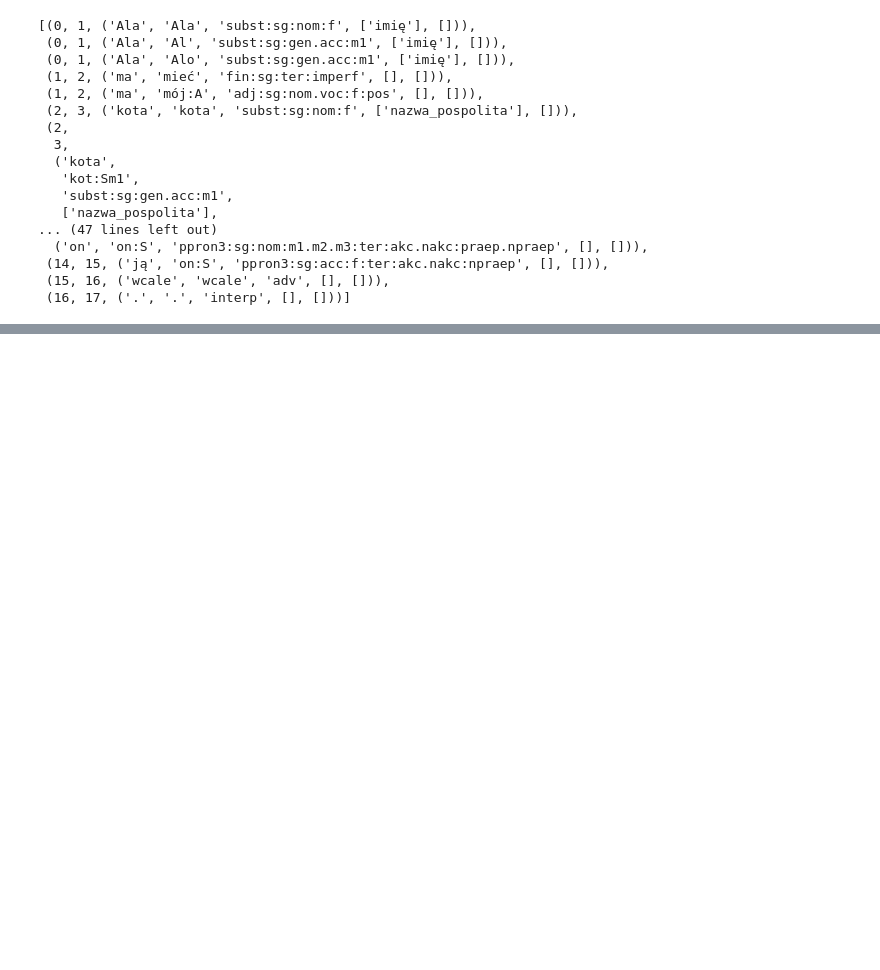
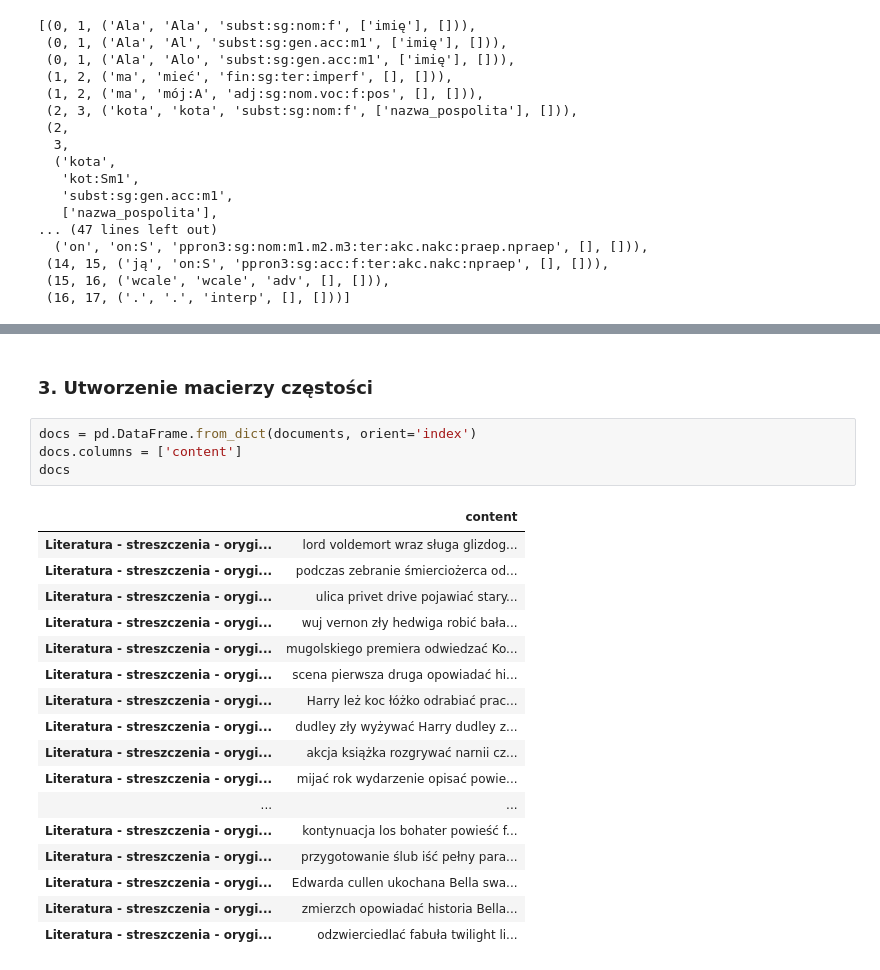
Before and after one commit to DzejDzej93/TextMining, a Jupyter notebook: text_mining.ipynb, the cells around one changed output, grey strips where cells are left out. Drawn from its saved outputs; the diff is of its cells as text; blank space fills up the shorter version.

```diff
--- a/text_mining.ipynb
+++ b/text_mining.ipynb
@@ -143,2 +146,26 @@ print(json.dumps(documents, indent=4, ensure_ascii=False))
     "Literatura - streszczenia - oryginał/Zmierzch.Zycie i Smierc.txt": "odzwierciedlać fabuła twilight life Anda death twilight reimagined opowiadać Beaufort swan opuszczać słoneczny środowisko phoen ...
 }
+# %% [markdown]
+### 3. Utworzenie macierzy częstości
+# %%
+docs = pd.DataFrame.from_dict(documents, orient='index')
+docs.columns = ['content']
+docs
+# %% [output]
+|  | content |
+| Literatura - streszczenia - orygi... | lord voldemort wraz sługa glizdog... |
+| Literatura - streszczenia - orygi... | podczas zebranie śmierciożerca od... |
+| Literatura - streszczenia - orygi... | ulica privet drive pojawiać stary... |
+| Literatura - streszczenia - orygi... | wuj vernon zły hedwiga robić bała... |
+| Literatura - streszczenia - orygi... | mugolskiego premiera odwiedzać Ko... |
+| Literatura - streszczenia - orygi... | scena pierwsza druga opowiadać hi... |
+| Literatura - streszczenia - orygi... | Harry leż koc łóżko odrabiać prac... |
+| Literatura - streszczenia - orygi... | dudley zły wyżywać Harry dudley z... |
+| Literatura - streszczenia - orygi... | akcja książka rozgrywać narnii cz... |
+| Literatura - streszczenia - orygi... | mijać rok wydarzenie opisać powie... |
+| ... | ... |
+| Literatura - streszczenia - orygi... | kontynuacja los bohater powieść f... |
+| Literatura - streszczenia - orygi... | przygotowanie ślub iść pełny para... |
+| Literatura - streszczenia - orygi... | Edwarda cullen ukochana Bella swa... |
+| Literatura - streszczenia - orygi... | zmierzch opowiadać historia Bella... |
+| Literatura - streszczenia - orygi... | odzwierciedlać fabuła twilight li... |
```
Also changed, not shown: parts of 5 cells of this notebook.
